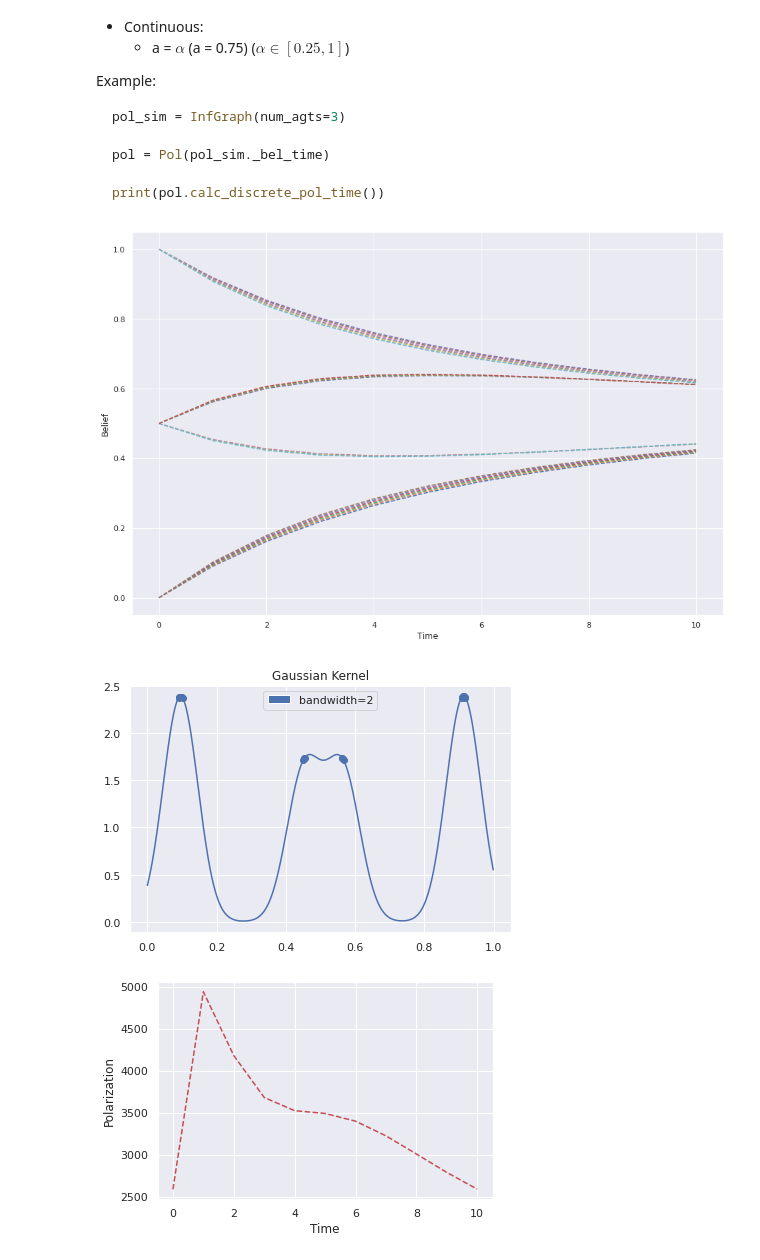
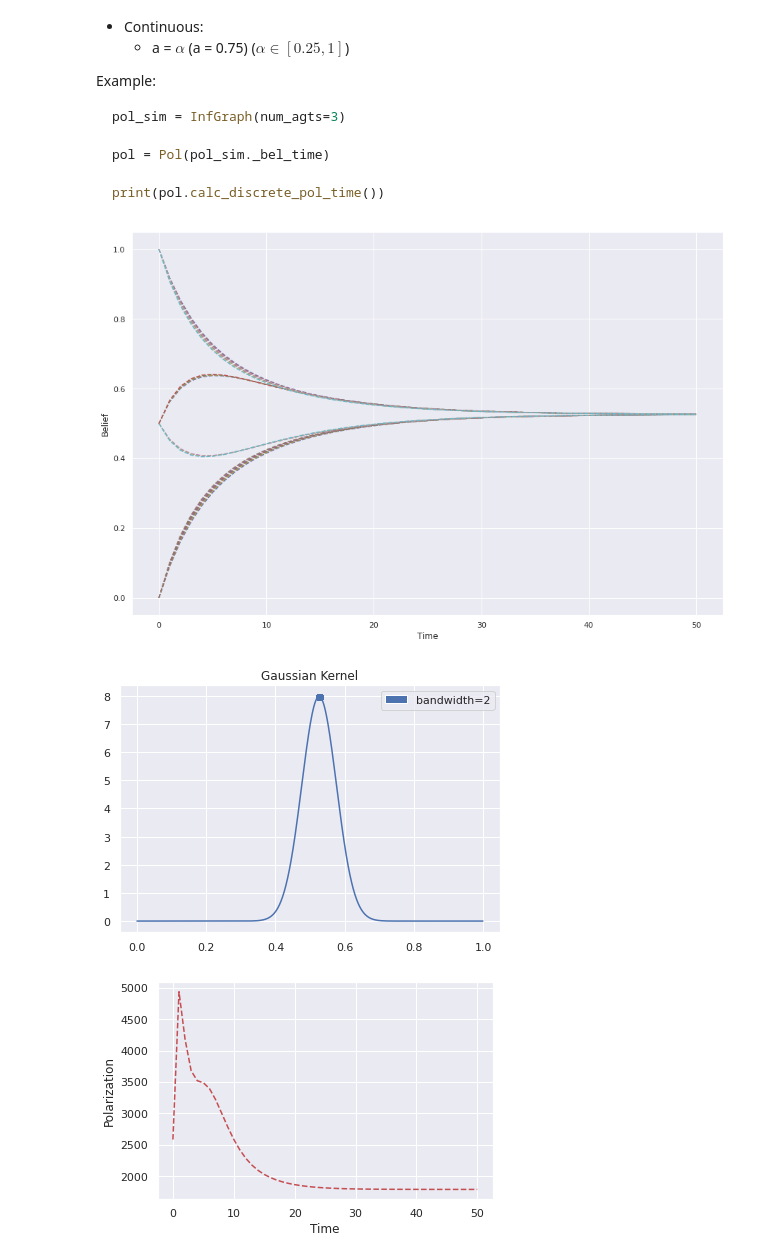
Before and after one commit to bernardoamorim/polarization, a Jupyter notebook: code/Polarization_Simulation.ipynb, the cells around one changed output. Cells and saved outputs as stored; diff of their text form; code cells hidden in the pictures.

```diff
--- a/code/Polarization_Simulation.ipynb
+++ b/code/Polarization_Simulation.ipynb
@@ -448,9 +448,6 @@ class Pol:
 
             vals  = self._bel[time]
 
-            #teste2
-            optimal_bandwidth = n**(-1)
-
             dist = kde_pdf(data=vals, kernel_func=gaussian_pdf,
                            bandwidth=optimal_bandwidth)
 
@@ -458,7 +455,7 @@ class Pol:
             for i in deltas:
                 for j in deltas:
                     pol += (dist(i)**(1+a)) * dist(j) * abs(j-i)
-            if time == 1:
+            if time == 45:
                 xvals = np.arange(0, 1,.001)
 
                 fig = plt.figure()
@@ -491,19 +488,19 @@ class Pol:
 # %%
 pol_sim = InfGraph(num_agts=20)
 pol_sim.build_bel(bel_type="trypartite")
 pol_sim.build_graph(graph_type="faintly-connected")
 
-pol_sim.simulate(time=10)
+pol_sim.simulate(time=50)
 
 pol_plot = InfPlot()
 pol_plot.plot_bel(pol_sim)
 
 pol = Pol(pol_sim._bel_time)
 
 pol_time = pol.continuous_pol_time()
 
 pol_plot.plot_pol(pol_time)
 # %% [output]
-[figure, old version]
+[figure, new version]
-[figure, old version]
+[figure, new version]
-[figure, old version]
+[figure, new version]
```
